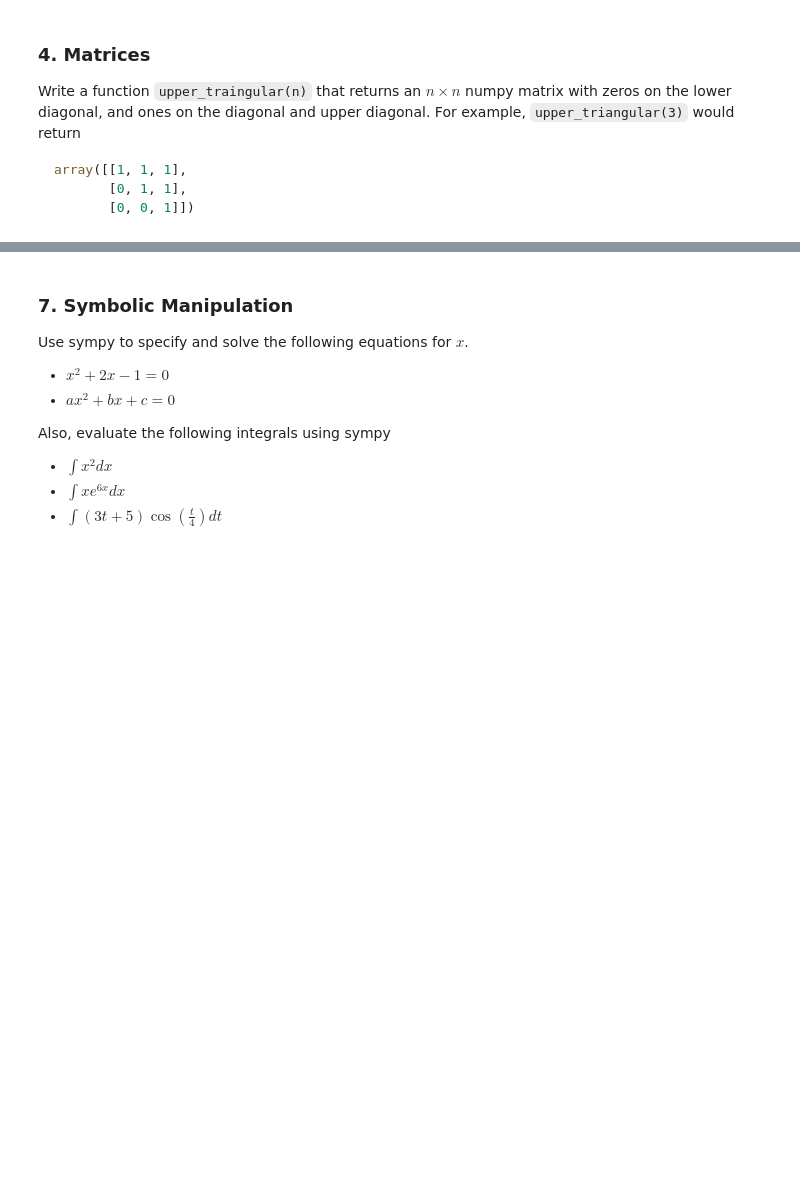
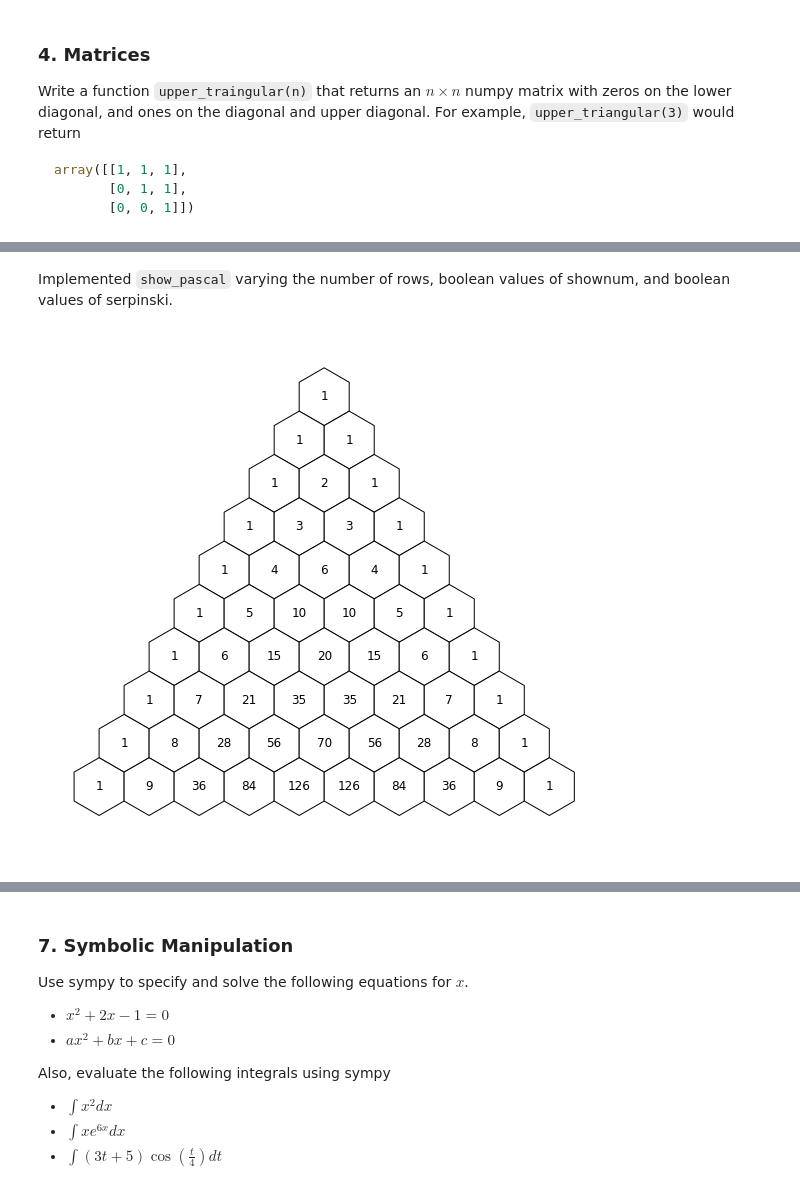
Before and after one commit to kegedy/EE502P, a Jupyter notebook: hw/kevin/HW01.ipynb, the cells around one changed output, grey strips where cells are left out. Saved outputs shown, nothing was run; the diff lists cells and outputs as text; code cells hidden in the pictures; blank space fills up the shorter version.

```diff
--- a/hw/kevin/HW01.ipynb
+++ b/hw/kevin/HW01.ipynb
@@ -77,0 +354,7 @@ Write a function `show_pascal(n)` that returns a plot of Pascal's triangle in th
+# %% [markdown]
+Implemented `show_pascal` varying the number of rows, boolean values of shownum, and boolean values of serpinski.
+# %%
+# Implements show_pascal with n=10, shownum=True, and serpinski=False.
+show_pascal(10,True)
+# %% [output]
+[figure, added]
```
Also changed, not shown: parts of 48 cells of this notebook.
